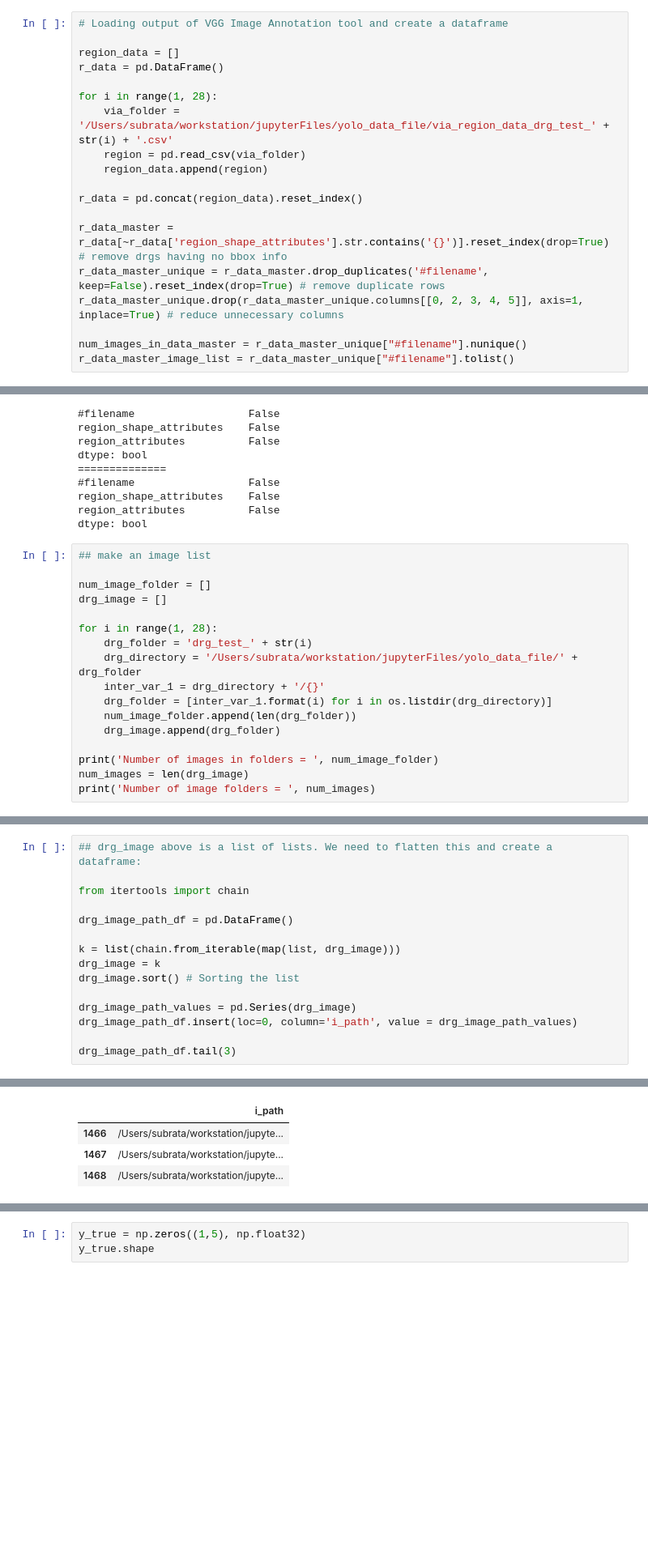
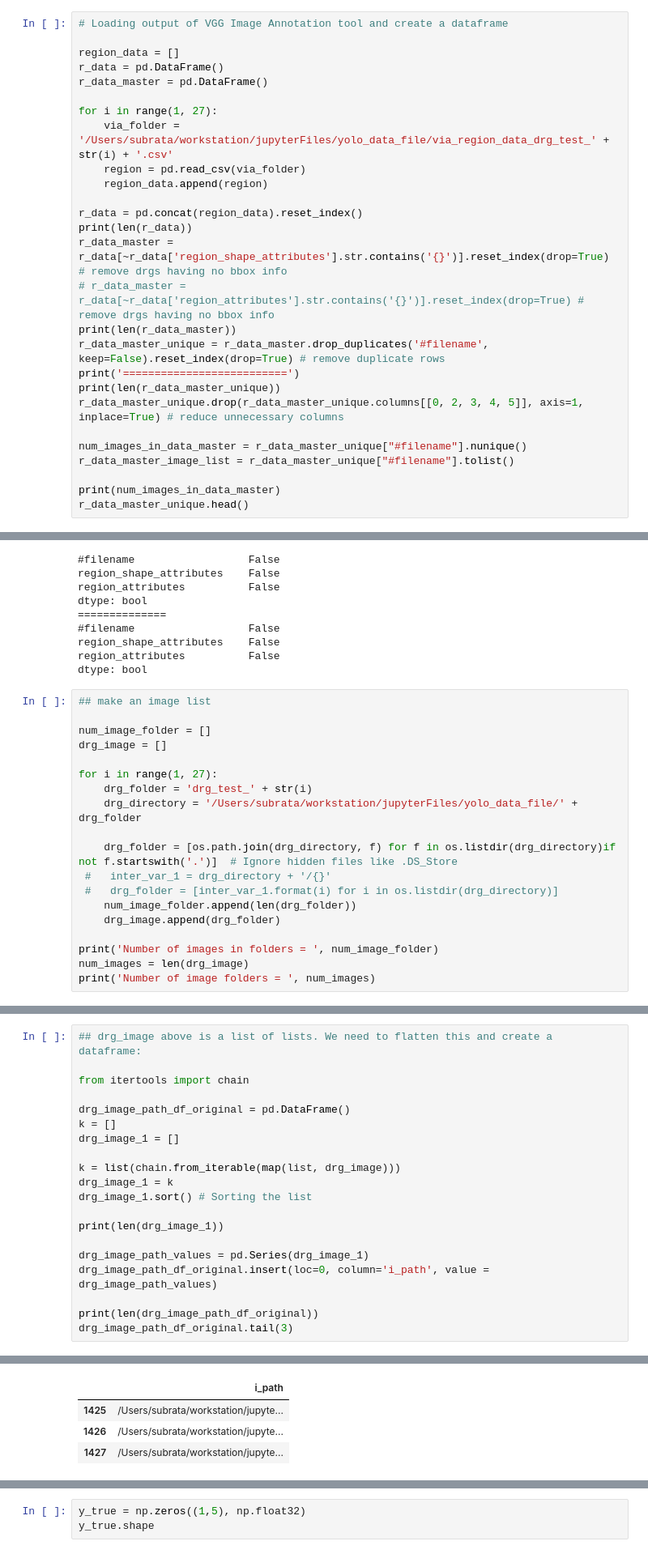
Before and after one commit to subratasensharma/ML, a Jupyter notebook: 001_Kolkata_1_30_11_24.ipynb, the cells around one changed output, grey strips where cells are left out. Shown at 81% size. Saved outputs shown, nothing was run; the diff lists cells and outputs as text; blank space fills up the shorter version.

```diff
--- a/002_A_26_06_2023.ipynb
+++ b/001_Kolkata_1_30_11_24.ipynb
@@ -54,17 +54,25 @@ categories = ['bom'] # details of classes
 
 region_data = []
 r_data = pd.DataFrame()
+r_data_master = pd.DataFrame()
 
-for i in range(1, 28):
+for i in range(1, 27):
     via_folder = '/Users/subrata/workstation/jupyterFiles/yolo_data_file/via_region_data_drg_test_' + str(i) + '.csv'
     region = pd.read_csv(via_folder)
     region_data.append(region)
 
 r_data = pd.concat(region_data).reset_index()
-
+print(len(r_data))
 r_data_master = r_data[~r_data['region_shape_attributes'].str.contains('{}')].reset_index(drop=True) # remove drgs having no bbox info
+# r_data_master = r_data[~r_data['region_attributes'].str.contains('{}')].reset_index(drop=True) # remove drgs having no bbox info
+print(len(r_data_master))
 r_data_master_unique = r_data_master.drop_duplicates('#filename', keep=False).reset_index(drop=True) # remove duplicate rows
+print('==========================')
+print(len(r_data_master_unique))
 r_data_master_unique.drop(r_data_master_unique.columns[[0, 2, 3, 4, 5]], axis=1, inplace=True) # reduce unnecessary columns
 
 num_images_in_data_master = r_data_master_unique["#filename"].nunique()
 r_data_master_image_list = r_data_master_unique["#filename"].tolist()
+
+print(num_images_in_data_master)
+r_data_master_unique.head()
@@ -88,11 +122,13 @@ dtype: bool
 num_image_folder = []
 drg_image = []
 
-for i in range(1, 28):
+for i in range(1, 27):
     drg_folder = 'drg_test_' + str(i)
     drg_directory = '/Users/subrata/workstation/jupyterFiles/yolo_data_file/' + drg_folder
-    inter_var_1 = drg_directory + '/{}'
-    drg_folder = [inter_var_1.format(i) for i in os.listdir(drg_directory)]
+
+    drg_folder = [os.path.join(drg_directory, f) for f in os.listdir(drg_directory)if not f.startswith('.')]  # Ignore hidden files like .DS_Store
+ #   inter_var_1 = drg_directory + '/{}'
+ #   drg_folder = [inter_var_1.format(i) for i in os.listdir(drg_directory)]
     num_image_folder.append(len(drg_folder))
     drg_image.append(drg_folder)
 
@@ -107,14 +143,19 @@ Number of image folders =  27
 
 from itertools import chain
 
-drg_image_path_df = pd.DataFrame()
+drg_image_path_df_original = pd.DataFrame()
+k = []
+drg_image_1 = []
 
 k = list(chain.from_iterable(map(list, drg_image)))
-drg_image = k
-drg_image.sort() # Sorting the list
+drg_image_1 = k
+drg_image_1.sort() # Sorting the list
 
-drg_image_path_values = pd.Series(drg_image)
-drg_image_path_df.insert(loc=0, column='i_path', value = drg_image_path_values)
+print(len(drg_image_1))
 
-drg_image_path_df.tail(3)
+drg_image_path_values = pd.Series(drg_image_1)
+drg_image_path_df_original.insert(loc=0, column='i_path', value = drg_image_path_values)
+
+print(len(drg_image_path_df_original))
+drg_image_path_df_original.tail(3)
 # %% [output]
@@ -121,4 +164,4 @@ drg_image_path_df.tail(3)
 |  | i_path |
-| 1466 | /Users/subrata/workstation/jupyte... |
-| 1467 | /Users/subrata/workstation/jupyte... |
-| 1468 | /Users/subrata/workstation/jupyte... |
+| 1425 | /Users/subrata/workstation/jupyte... |
+| 1426 | /Users/subrata/workstation/jupyte... |
+| 1427 | /Users/subrata/workstation/jupyte... |
```
Also changed, not shown: parts of 23 cells of this notebook, 45 other files.
